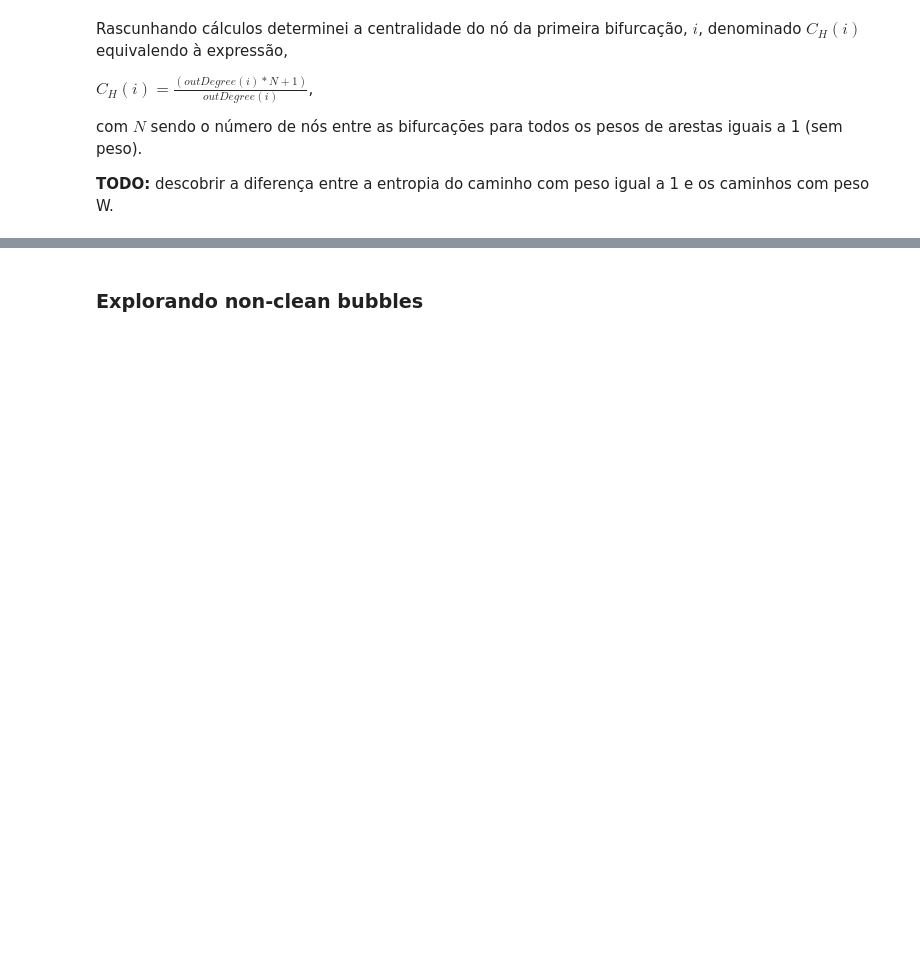
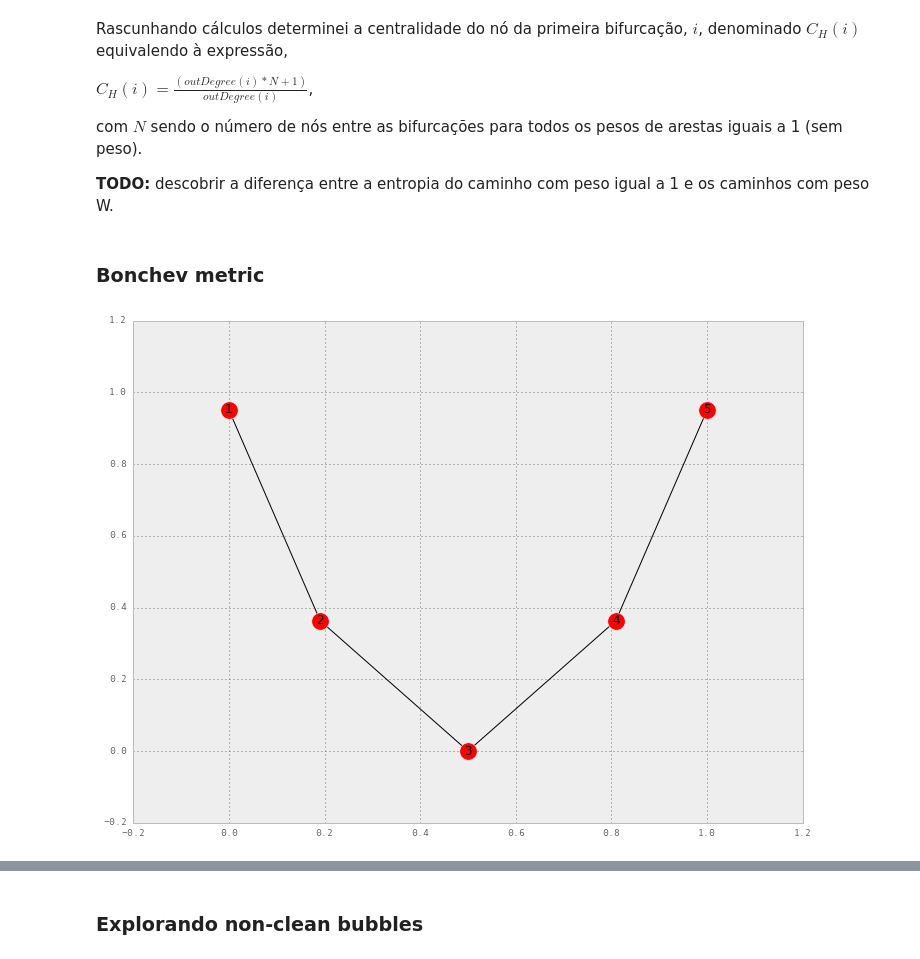
Before and after one commit to rodtheo/entropyDBG, a Jupyter notebook: cdbg.ipynb, the cells around one changed output, grey strips where cells are left out. Cells and saved outputs as stored; diff of their text form; code cells hidden in the pictures; blank space fills up the shorter version.

Commit message:
add bonchev H measure and partially Trucco

```diff
--- a/cdbg.ipynb
+++ b/cdbg.ipynb
@@ -922,3 +866,16 @@ $C_H(i) = \frac{(outDegree(i)\ast N + 1)}{outDegree(i)} $,
 com $N$ sendo o número de nós entre as bifurcações para todos os pesos de arestas iguais a 1 (sem peso).
 
 **TODO:** descobrir a diferença entre a entropia do caminho com peso igual a 1 e os caminhos com peso W.
+# %% [markdown]
+### Bonchev metric
+# %%
+G_VI = nx.Graph()
+G_VI.add_edge(1,2)
+G_VI.add_edge(2,3)
+G_VI.add_edge(3,4)
+G_VI.add_edge(4,5)
+
+pos = nx.spectral_layout(G_VI)
+nx.draw_networkx(G_VI, pos=pos)
+# %% [output]
+[figure, added]
```
Also changed, not shown: parts of 13 cells of this notebook.
